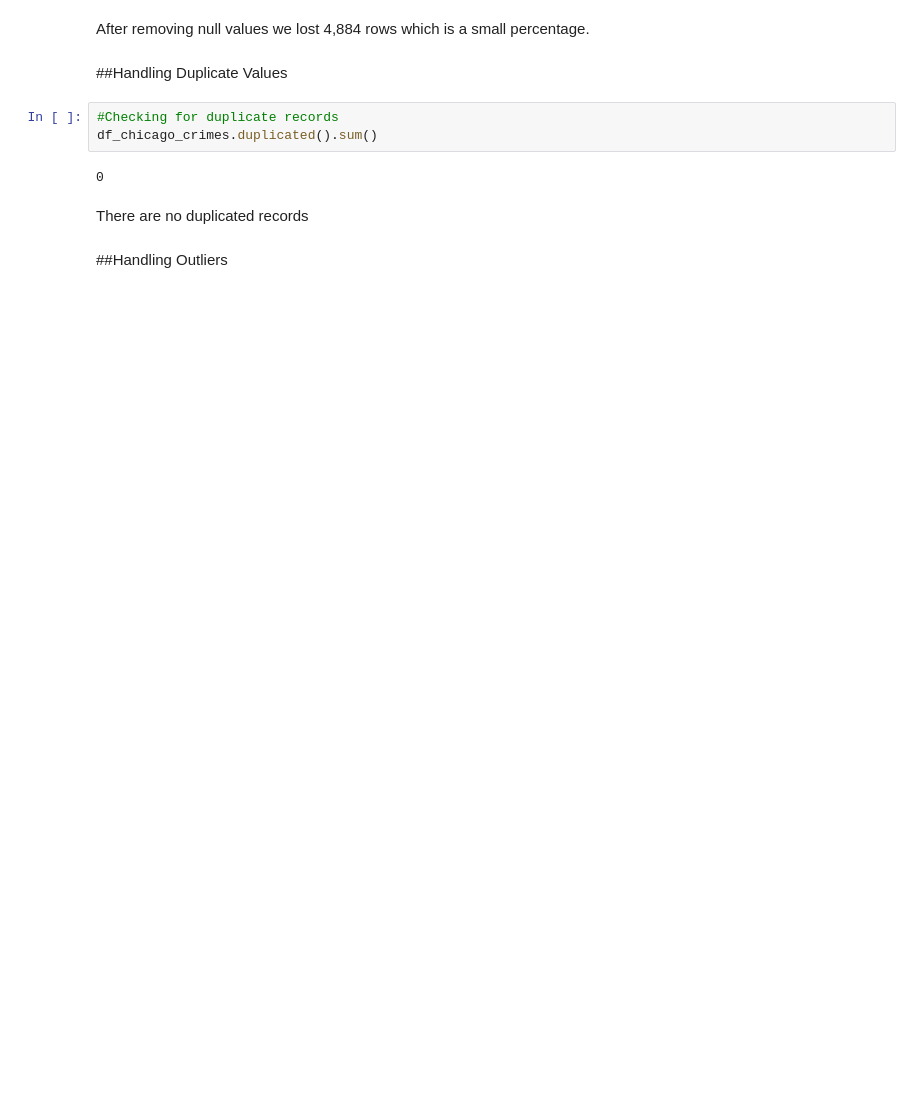
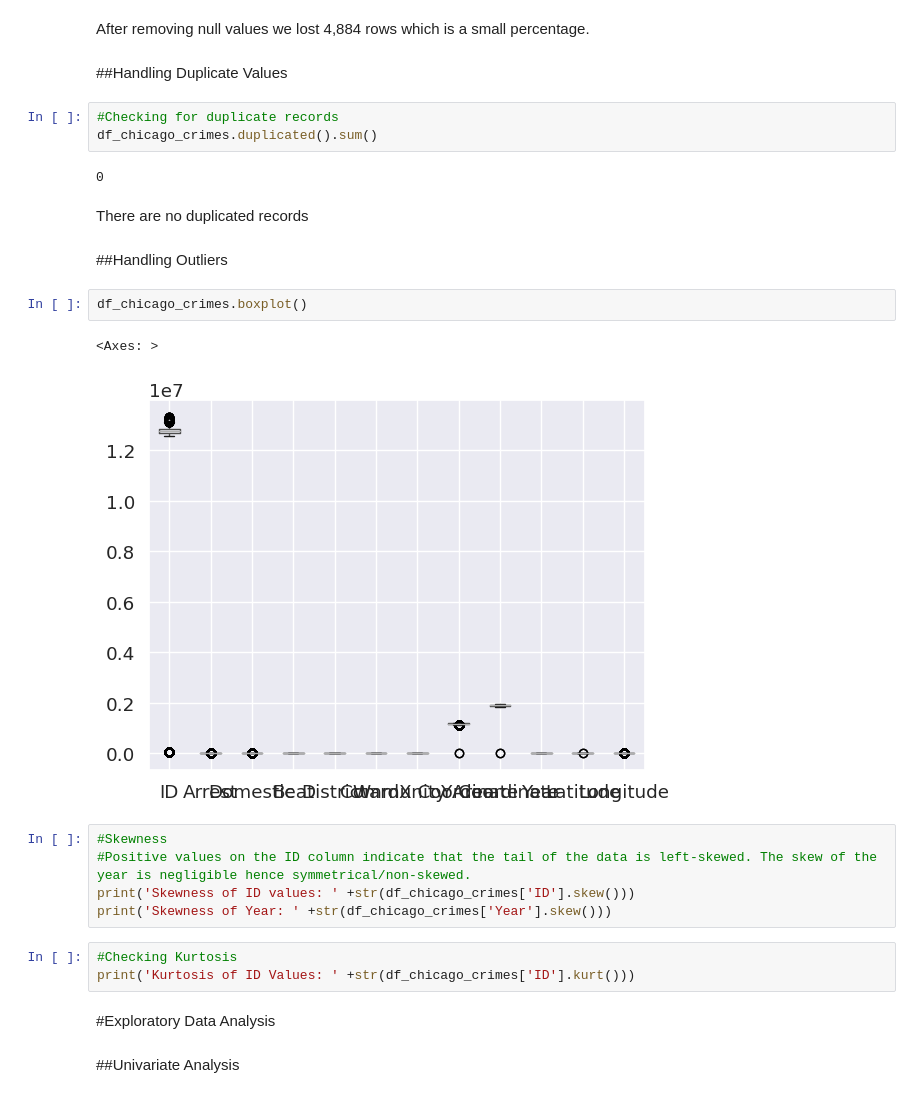
Before and after one commit to vcngeno/Visual_Design_Assignment2, a Jupyter notebook: Visual_Design_Assignment2.ipynb, the cells around one changed output. Saved outputs shown, nothing was run; the diff lists cells and outputs as text; blank space fills up the shorter version.

```diff
--- a/Visual_Design_Assignment2.ipynb
+++ b/Visual_Design_Assignment2.ipynb
@@ -135,3 +135,20 @@ df_chicago_crimes.duplicated().sum()
 There are no duplicated records
 # %% [markdown]
 ##Handling Outliers
+# %%
+df_chicago_crimes.boxplot()
+# %% [output]
+<Axes: >
+[figure, added]
+# %%
+#Skewness
+#Positive values on the ID column indicate that the tail of the data is left-skewed. The skew of the year is negligible hence symmetrical/non-skewed.
+print('Skewness of ID values: ' +str(df_chicago_crimes['ID'].skew()))
+print('Skewness of Year: ' +str(df_chicago_crimes['Year'].skew()))
+# %%
+#Checking Kurtosis
+print('Kurtosis of ID Values: ' +str(df_chicago_crimes['ID'].kurt()))
+# %% [markdown]
+#Exploratory Data Analysis
+# %% [markdown]
+##Univariate Analysis
```
Also changed, not shown: parts of 6 cells of this notebook.
